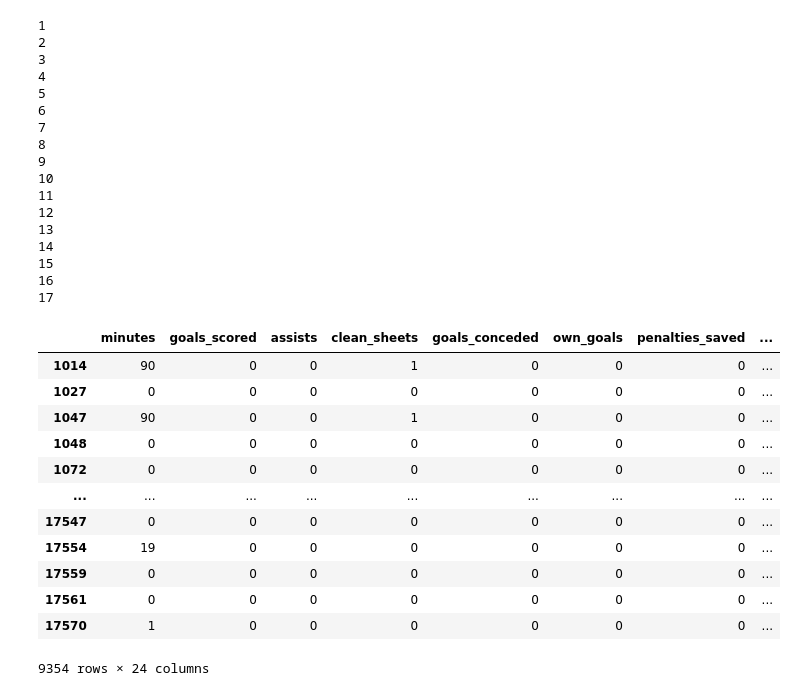
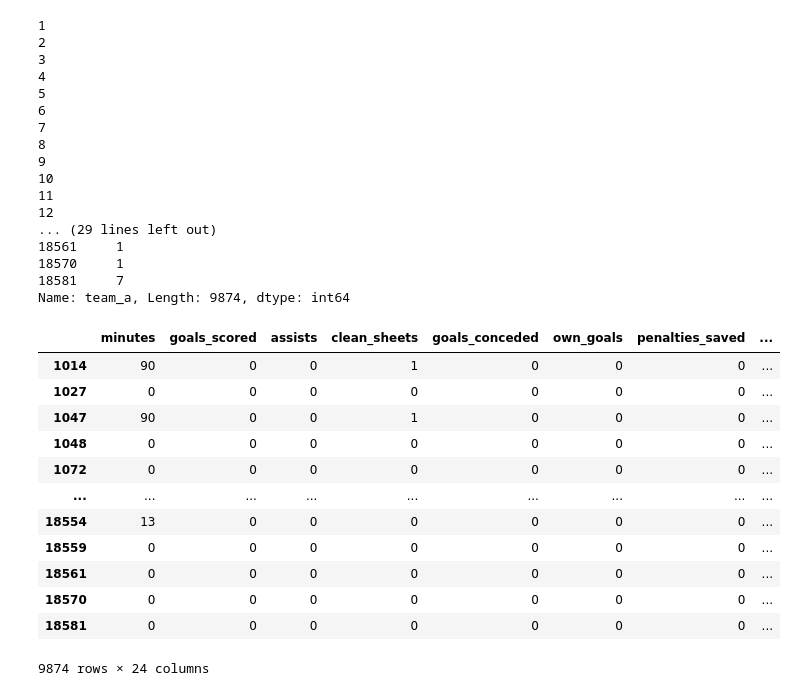
Before and after one commit to sminata/tikeve.github.io, a Jupyter notebook: brr.ipynb, the cells around one changed output. Saved outputs shown, nothing was run; the diff lists cells and outputs as text; code cells hidden in the pictures.

```diff
--- a/brr.ipynb
+++ b/brr.ipynb
@@ -1,4 +1,5 @@
 # %%
+import constti
 from bs4 import BeautifulSoup
 import requests
 import pandas as pd
@@ -55,7 +56,7 @@ d4 = json.loads(p4.text)
 Fixtures = pd.DataFrame(d4)
 Fixtures.to_csv(Path('in/fplfixtures.csv'))
 
-#Figuring out ended lastGameweek   lastGW
+#Figuring out ended last Gameweek   lastGW
 
 if Fixtures.at[1,'minutes'] != 90:
     lastGW = 0
@@ -86,6 +87,7 @@ for i in range(1,2*team_number - 1):
         print(i)
 
 
+
 teams = dict(zip(pd.DataFrame(d1['teams'])['id'],pd.DataFrame(d1['teams'])['name']))
 players = dict(zip(bigTable['id'],bigTable['full_name']))
 teamplayers = dict(zip(bigTable['id'],bigTable['team']))
@@ -95,10 +97,28 @@ Gameweeks['team'] = [teamplayers[i] for i in Gameweeks['id']]
 Gameweeks['threat'] = pd.to_numeric(Gameweeks['threat'])
 Gameweeks['creativity'] = pd.to_numeric(Gameweeks['creativity'])
 
-Gameweeks['team_a'] = [int(Fixtures[(Fixtures['event'] == Gameweeks.iloc[i,20]) & \
+Gameweeks['team_a'] = [Fixtures[(Fixtures['event'] == Gameweeks.iloc[i,20]) & \
                                          ((Fixtures['team_a'] == Gameweeks.iloc[i,21])|\
-                                          (Fixtures['team_h'] == Gameweeks.iloc[i,21]))]['team_a']) \
+                                          (Fixtures['team_h'] == Gameweeks.iloc[i,21]))]['team_a'] \
                             for i in range(len(Gameweeks))]
+
+
+#Kill postponed matches lines
+
+li =[]
+for i in Gameweeks.index:
+    if Gameweeks.at[i,'team_a'].empty:
+        li.append(i)
+Gameweeks = Gameweeks.drop(li)
+
+Gameweeks['team_a'] = [int(Gameweeks.at[i,'team_a']) for i in Gameweeks.index]
+
+print(Gameweeks.columns[20])
+print(Gameweeks.columns[21])
+print(constti.DRDC(Gameweeks))
+print(Fixtures['team_a'])
+print(Gameweeks['team_a'])
+Gameweeks.to_csv(Path('in/fplgameweeksTEMP.csv'))
 Gameweeks['team_h'] = [int(Fixtures[(Fixtures['event'] == Gameweeks.iloc[i,20]) & \
                                          ((Fixtures['team_a'] == Gameweeks.iloc[i,21])|\
                                           (Fixtures['team_h'] == Gameweeks.iloc[i,21]))]['team_h']) \
@@ -110,44 +130,44 @@ Gameweeks['teamAgainst'] = [Gameweeks.at[i,'team_a'] if Gameweeks.at[i,'team'] =
 Gameweeks['side'] = ['home' if Gameweeks.at[i,'team'] == Gameweeks.at[i,'team_h']\
                             else 'away' \
                            for i in Gameweeks.index]
 
 del Gameweeks['team_a']
 del Gameweeks['team_h']
 
 
 Gameweeks.to_csv(Path('in/fplgameweeks.csv'))
 Gameweeks
 # %% [output]
 1
 2
 3
 4
 5
 6
 7
 8
 9
 10
 11
 12
-13
-14
-15
-16
-17
+... (29 lines left out)
+18561     1
+18570     1
+18581     7
+Name: team_a, Length: 9874, dtype: int64
 |  | minutes | goals_scored | assists | clean_sheets | goals_conceded | own_goals | penalties_saved | ... |
 | 1014 | 90 | 0 | 0 | 1 | 0 | 0 | 0 | ... |
 | 1027 | 0 | 0 | 0 | 0 | 0 | 0 | 0 | ... |
 | 1047 | 90 | 0 | 0 | 1 | 0 | 0 | 0 | ... |
 | 1048 | 0 | 0 | 0 | 0 | 0 | 0 | 0 | ... |
 | 1072 | 0 | 0 | 0 | 0 | 0 | 0 | 0 | ... |
 | ... | ... | ... | ... | ... | ... | ... | ... | ... |
-| 17547 | 0 | 0 | 0 | 0 | 0 | 0 | 0 | ... |
-| 17554 | 19 | 0 | 0 | 0 | 0 | 0 | 0 | ... |
-| 17559 | 0 | 0 | 0 | 0 | 0 | 0 | 0 | ... |
-| 17561 | 0 | 0 | 0 | 0 | 0 | 0 | 0 | ... |
-| 17570 | 1 | 0 | 0 | 0 | 0 | 0 | 0 | ... |
+| 18554 | 13 | 0 | 0 | 0 | 0 | 0 | 0 | ... |
+| 18559 | 0 | 0 | 0 | 0 | 0 | 0 | 0 | ... |
+| 18561 | 0 | 0 | 0 | 0 | 0 | 0 | 0 | ... |
+| 18570 | 0 | 0 | 0 | 0 | 0 | 0 | 0 | ... |
+| 18581 | 0 | 0 | 0 | 0 | 0 | 0 | 0 | ... |
-9354 rows × 24 columns
+9874 rows × 24 columns
 # %%
 #Team tables
 
```
Also changed, not shown: parts of 17 cells of this notebook, 17 other files.
